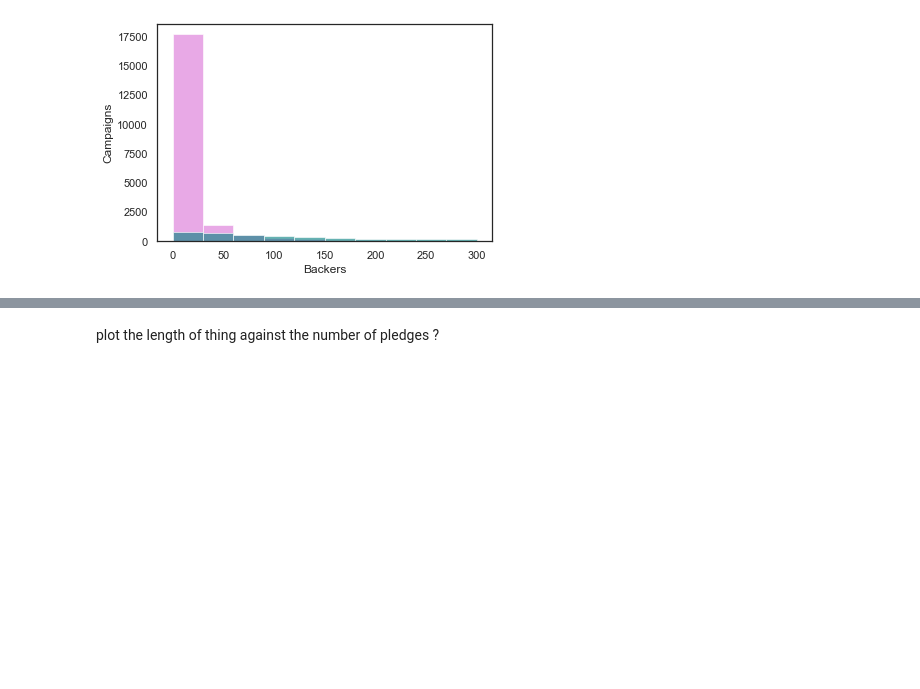
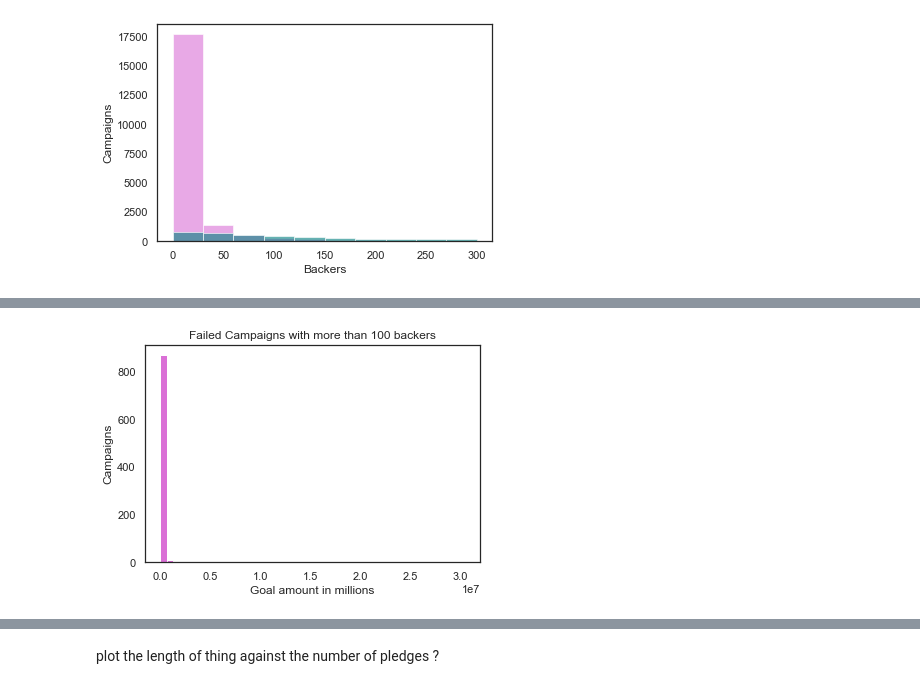
Before and after one commit to kgreengrass/fictional-happiness, a Jupyter notebook: Kickstarter.ipynb, the cells around one changed output, grey strips where cells are left out. Drawn from its saved outputs; the diff is of its cells as text; code cells hidden in the pictures; blank space fills up the shorter version.

Commit message:
failures goal amounts analysis

```diff
--- a/Kickstarter.ipynb
+++ b/Kickstarter.ipynb
@@ -72,0 +92,2 @@ plt.show()
+# %%
+tfe = tecfailed[tecfailed['backers'] >= 100]
@@ -72,0 +104,4 @@ plt.show()
+# %%
+df5 = pd.DataFrame({'Backers': tfe['backers'],'Goal': tfe['usd_goal_real']})
+df5.head()
+print(type(df5['Goal'][1077]))
@@ -72,0 +120,8 @@ plt.show()
+# %%
+plt.hist([df5['Goal']], color='orchid',   bins=50)
+plt.xlabel('Goal amount in millions')
+plt.title('Failed Campaigns with more than 100 backers')
+plt.ylabel('Campaigns')
+plt.show()
+# %% [output]
+[figure, added]
```
Also changed, not shown: parts of 9 cells of this notebook, 3 other files.
